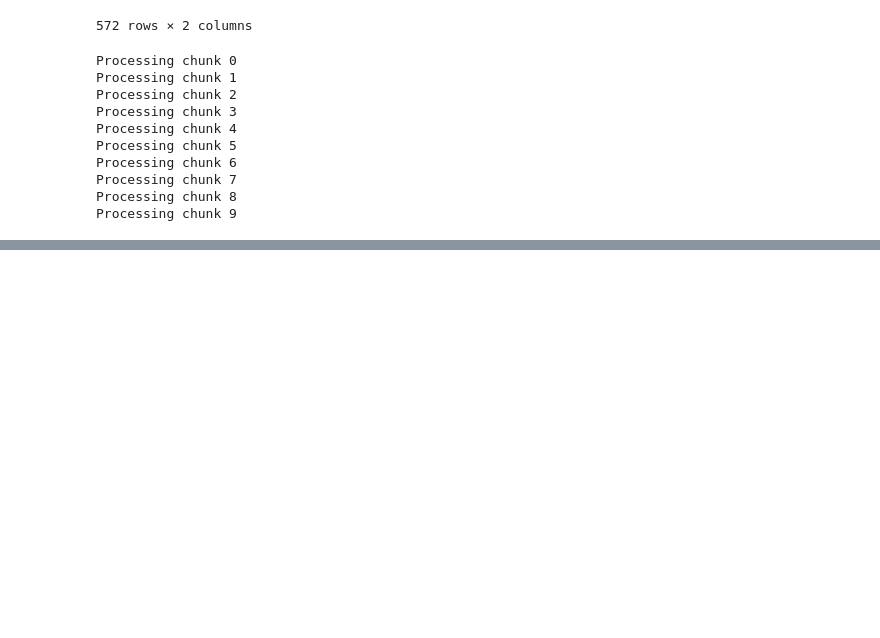
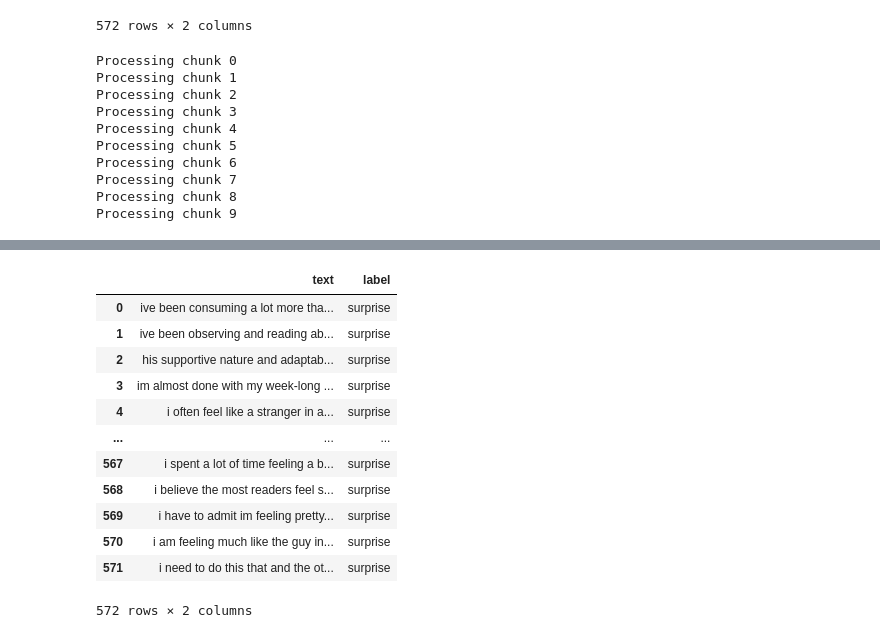
Before and after one commit to royn5618/Medium_Blog_Codes, a Jupyter notebook: GenAI_4_NLP_Systems/OpenAI_For_Synthetic_Data.ipynb, the cells around one changed output, grey strips where cells are left out. Cells and saved outputs as stored; diff of their text form; code cells hidden in the pictures; blank space fills up the shorter version.

```diff
--- a/GenAI_4_NLP_Systems/OpenAI_For_Synthetic_Data.ipynb
+++ b/GenAI_4_NLP_Systems/OpenAI_For_Synthetic_Data.ipynb
@@ -130,6 +135,22 @@ len(modified_texts)
 df_new_surprise = pd.DataFrame()
 df_new_surprise['text'] = modified_texts
 df_new_surprise['label'] = 'surprise'
+# %%
+df_new_surprise
+# %% [output]
+|  | text | label |
+| 0 | ive been consuming a lot more tha... | surprise |
+| 1 | ive been observing and reading ab... | surprise |
+| 2 | his supportive nature and adaptab... | surprise |
+| 3 | im almost done with my week-long ... | surprise |
+| 4 | i often feel like a stranger in a... | surprise |
+| ... | ... | ... |
+| 567 | i spent a lot of time feeling a b... | surprise |
+| 568 | i believe the most readers feel s... | surprise |
+| 569 | i have to admit im feeling pretty... | surprise |
+| 570 | i am feeling much like the guy in... | surprise |
+| 571 | i need to do this that and the ot... | surprise |
+572 rows × 2 columns
 # %%
 df = pd.concat([df, df_new_surprise])
 # %%
```
Also changed, not shown: parts of 8 cells of this notebook.
